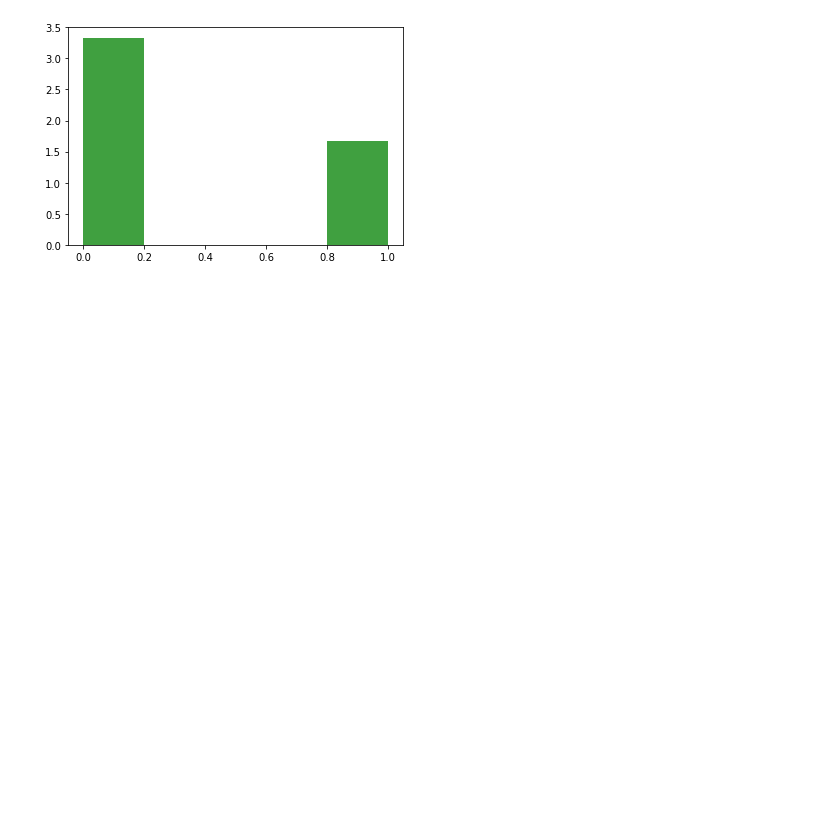
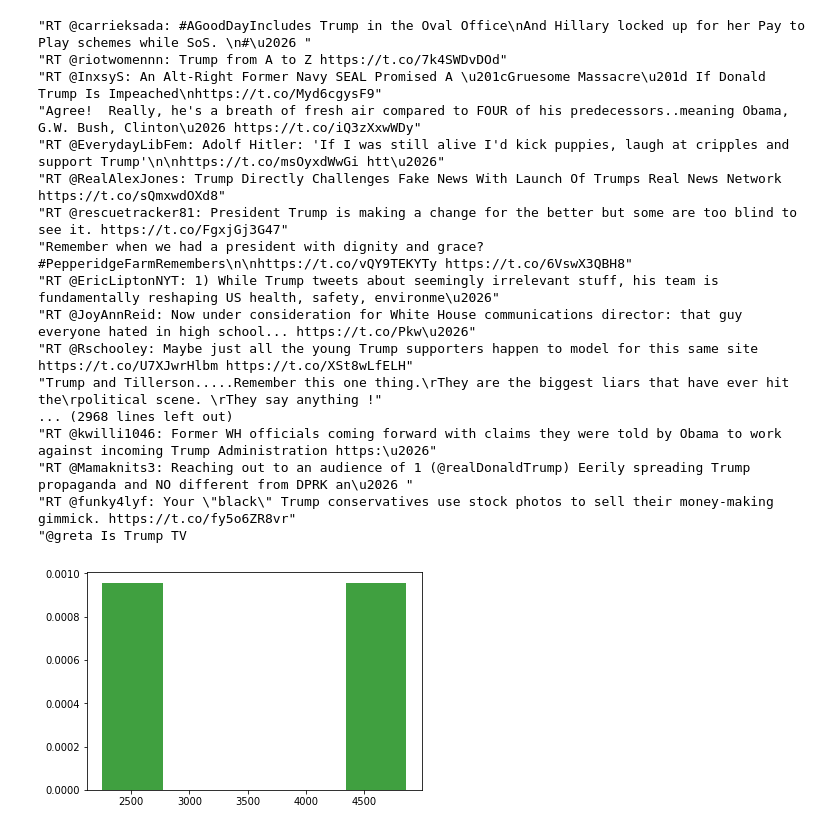
Before and after one commit to SahilKhanna129-zz/Datalake-dataflow-pipelines, a Jupyter notebook: stream/Kafka_consumer.ipynb, the cells around one changed output. Drawn from its saved outputs; the diff is of its cells as text; code cells hidden in the pictures; blank space fills up the shorter version.

```diff
--- a/stream/Kafka_consumer.ipynb
+++ b/stream/Kafka_consumer.ipynb
@@ -6,38 +7,47 @@ import matplotlib.pyplot as plt
 # %%
 KAFKA_HOST = 'ip-172-31-31-133.ec2.internal:6667'
 TOPIC = 'twitter'
 
 def getTweets():
     consumer = KafkaConsumer(TOPIC, bootstrap_servers=[KAFKA_HOST], consumer_timeout_ms=100000)
-    #f = open('tweet.json', 'w')
-    #for message in consumer:
-        #tweet = message.value.decode('utf-8')
-        #print(tweet)
-        #json.dump(tweet, f)
-        #f.write(str(tweet))
-    #f.close()
-    count = 0
+    hdfs = HDFileSystem('hdfs://ip-172-31-16-126.ec2.internal', 8020, 'root')
+    f = hdfs.open('/user/root/processed_data/tweets.json', 'wb')
+    positive = 0
+    negative = 0
     for message in consumer:
         tweet = message.value.decode('utf-8')
+        print(tweet)
+        json.dump(tweet, f)
+        f.write(tweet)
+        f.write('\n')
         tweet_prop = TextBlob(tweet)
         polarity = tweet_prop.sentiment.polarity
-        #print(polarity)
-        positive = 0
-        negative = 0
-        neutral = 0
         if polarity > 0:
             positive += 1
-        elif polarity == 0:
-            neutral += 1
         else:
             negative += 1
-        count += 1
-        if count == 10:
-            plt.hist([positive, neutral, negative], 5, normed=1, facecolor='green', alpha=0.75)
-            plt.show()
-            break
+    f.close()
+    plt.hist([positive, negative], 5, normed=1, facecolor='green', alpha=0.75)
+    plt.show()
 
 if __name__ == '__main__':
     getTweets()
 # %% [output]
+"RT @carrieksada: #AGoodDayIncludes Trump in the Oval Office\nAnd Hillary locked up for her Pay to Play schemes while SoS. \n#\u2026 "
+"RT @riotwomennn: Trump from A to Z https://t.co/7k4SWDvDOd"
+"RT @InxsyS: An Alt-Right Former Navy SEAL Promised A \u201cGruesome Massacre\u201d If Donald Trump Is Impeached\nhttps://t.co/Myd6cgysF9"
+"Agree!  Really, he's a breath of fresh air compared to FOUR of his predecessors..meaning Obama, G.W. Bush, Clinton\u2026 https://t.co/iQ3zXxwWDy"
+"RT @EverydayLibFem: Adolf Hitler: 'If I was still alive I'd kick puppies, laugh at cripples and support Trump'\n\nhttps://t.co/msOyxdWwGi htt\u2026"
+"RT @RealAlexJones: Trump Directly Challenges Fake News With Launch Of Trumps Real News Network https://t.co/sQmxwdOXd8"
+"RT @rescuetracker81: President Trump is making a change for the better but some are too blind to see it. https://t.co/FgxjGj3G47"
+"Remember when we had a president with dignity and grace? #PepperidgeFarmRemembers\n\nhttps://t.co/vQY9TEKYTy https://t.co/6VswX3QBH8"
+"RT @EricLiptonNYT: 1) While Trump tweets about seemingly irrelevant stuff, his team is fundamentally reshaping US health, safety, environme\u2026"
+"RT @JoyAnnReid: Now under consideration for White House communications director: that guy everyone hated in high school... https://t.co/Pkw\u2026"
+"RT @Rschooley: Maybe just all the young Trump supporters happen to model for this same site https://t.co/U7XJwrHlbm https://t.co/XSt8wLfELH"
+"Trump and Tillerson.....Remember this one thing.\rThey are the biggest liars that have ever hit the\rpolitical scene. \rThey say anything !"
+... (2968 lines left out)
+"RT @kwilli1046: Former WH officials coming forward with claims they were told by Obama to work against incoming Trump Administration https:\u2026"
+"RT @Mamaknits3: Reaching out to an audience of 1 (@realDonaldTrump) Eerily spreading Trump propaganda and NO different from DPRK an\u2026 "
+"RT @funky4lyf: Your \"black\" Trump conservatives use stock photos to sell their money-making gimmick. https://t.co/fy5o6ZR8vr"
+"@greta Is Trump TV
-[figure, old version]
+[figure, new version]
```
Also changed, not shown: parts of 1 cell of this notebook, 4 other files.
